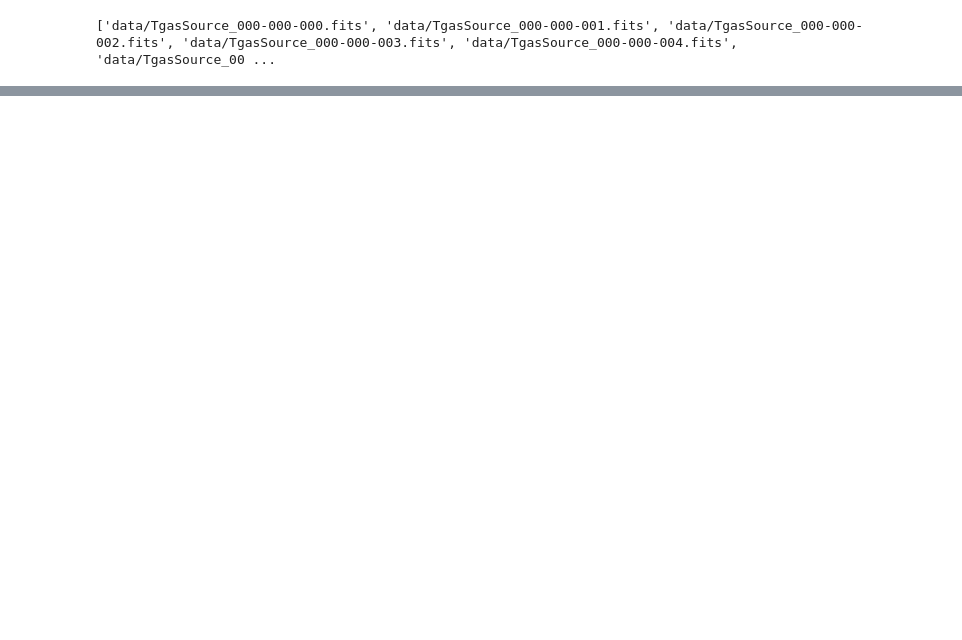
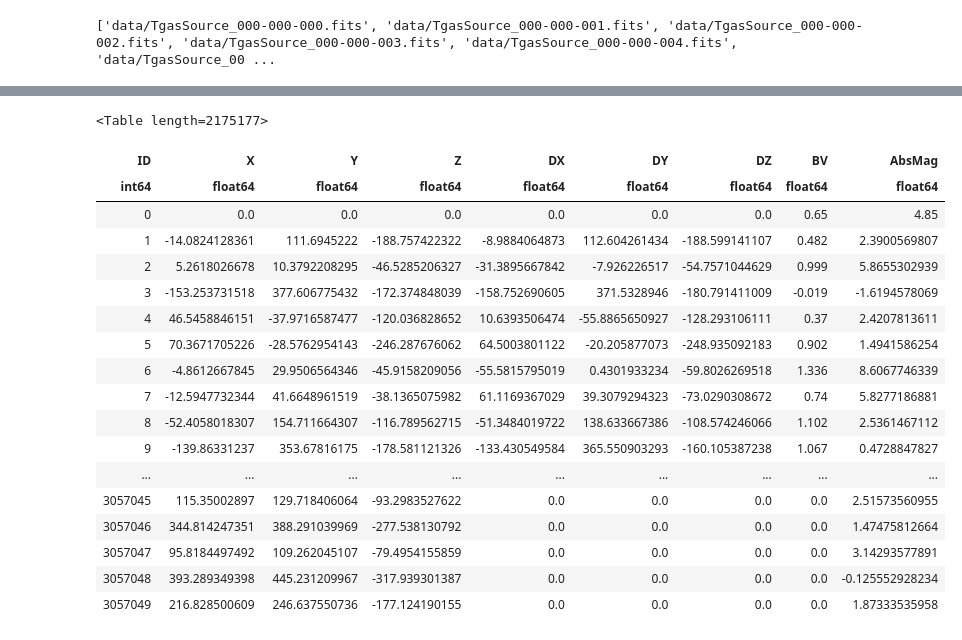
Before and after one commit to zkbt/skyofstars-experiments, a Jupyter notebook: MergeHIPandGAIA.ipynb, the cells around one changed output, grey strips where cells are left out. Cells and saved outputs as stored; diff of their text form; code cells hidden in the pictures; blank space fills up the shorter version.

```diff
--- a/MergeHIPandGAIA.ipynb
+++ b/MergeHIPandGAIA.ipynb
@@ -22,7 +22,7 @@ for f in filenames:
 # read the original table
 
 original = astropy.io.ascii.read('data/starshp.dat',
-                            data_start=38,
+                            data_start=33,
                             names=['ID', 'X', 'Y', 'Z', 'DX', 'DY', 'DZ', 'BV', 'AbsMag'])
 # %%
 original
@@ -64,0 +87,22 @@ gaia
+# %%
+combined
+# %% [output]
+<Table length=2175177>
+| ID | X | Y | Z | DX | DY | DZ | BV | AbsMag |
+| int64 | float64 | float64 | float64 | float64 | float64 | float64 | float64 | float64 |
+| 0 | 0.0 | 0.0 | 0.0 | 0.0 | 0.0 | 0.0 | 0.65 | 4.85 |
+| 1 | -14.0824128361 | 111.6945222 | -188.757422322 | -8.9884064873 | 112.604261434 | -188.599141107 | 0.482 | 2.3900569807 |
+| 2 | 5.2618026678 | 10.3792208295 | -46.5285206327 | -31.3895667842 | -7.926226517 | -54.7571044629 | 0.999 | 5.8655302939 |
+| 3 | -153.253731518 | 377.606775432 | -172.374848039 | -158.752690605 | 371.5328946 | -180.791411009 | -0.019 | -1.6194578069 |
+| 4 | 46.5458846151 | -37.9716587477 | -120.036828652 | 10.6393506474 | -55.8865650927 | -128.293106111 | 0.37 | 2.4207813611 |
+| 5 | 70.3671705226 | -28.5762954143 | -246.287676062 | 64.5003801122 | -20.205877073 | -248.935092183 | 0.902 | 1.4941586254 |
+| 6 | -4.8612667845 | 29.9506564346 | -45.9158209056 | -55.5815795019 | 0.4301933234 | -59.8026269518 | 1.336 | 8.6067746339 |
+| 7 | -12.5947732344 | 41.6648961519 | -38.1365075982 | 61.1169367029 | 39.3079294323 | -73.0290308672 | 0.74 | 5.8277186881 |
+| 8 | -52.4058018307 | 154.711664307 | -116.789562715 | -51.3484019722 | 138.633667386 | -108.574246066 | 1.102 | 2.5361467112 |
+| 9 | -139.86331237 | 353.67816175 | -178.581121326 | -133.430549584 | 365.550903293 | -160.105387238 | 1.067 | 0.4728847827 |
+| ... | ... | ... | ... | ... | ... | ... | ... | ... |
+| 3057045 | 115.35002897 | 129.718406064 | -93.2983527622 | 0.0 | 0.0 | 0.0 | 0.0 | 2.51573560955 |
+| 3057046 | 344.814247351 | 388.291039969 | -277.538130792 | 0.0 | 0.0 | 0.0 | 0.0 | 1.47475812664 |
+| 3057047 | 95.8184497492 | 109.262045107 | -79.4954155859 | 0.0 | 0.0 | 0.0 | 0.0 | 3.14293577891 |
+| 3057048 | 393.289349398 | 445.231209967 | -317.939301387 | 0.0 | 0.0 | 0.0 | 0.0 | -0.125552928234 |
+| 3057049 | 216.828500609 | 246.637550736 | -177.124190155 | 0.0 | 0.0 | 0.0 | 0.0 | 1.87333535958 |
```
Also changed, not shown: parts of 10 cells of this notebook, 2 other files.
